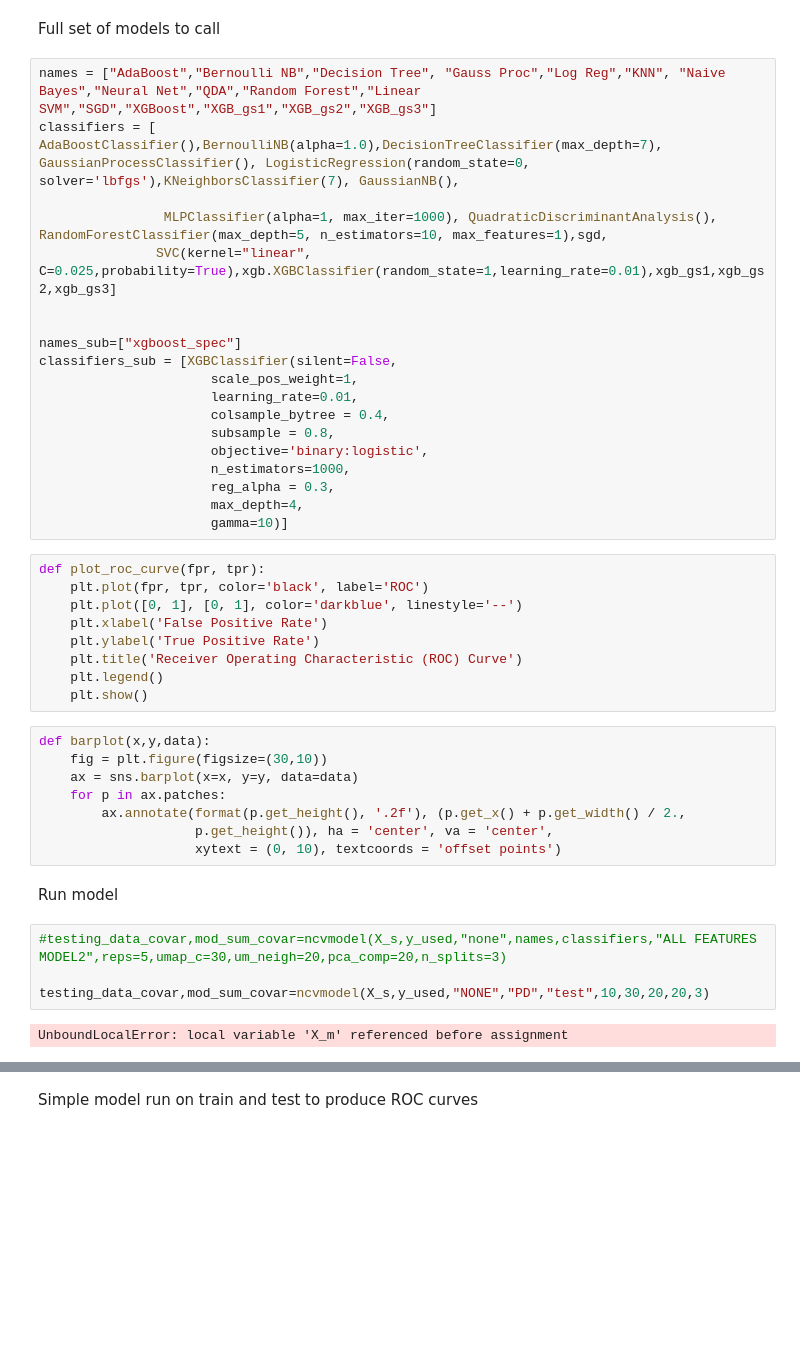
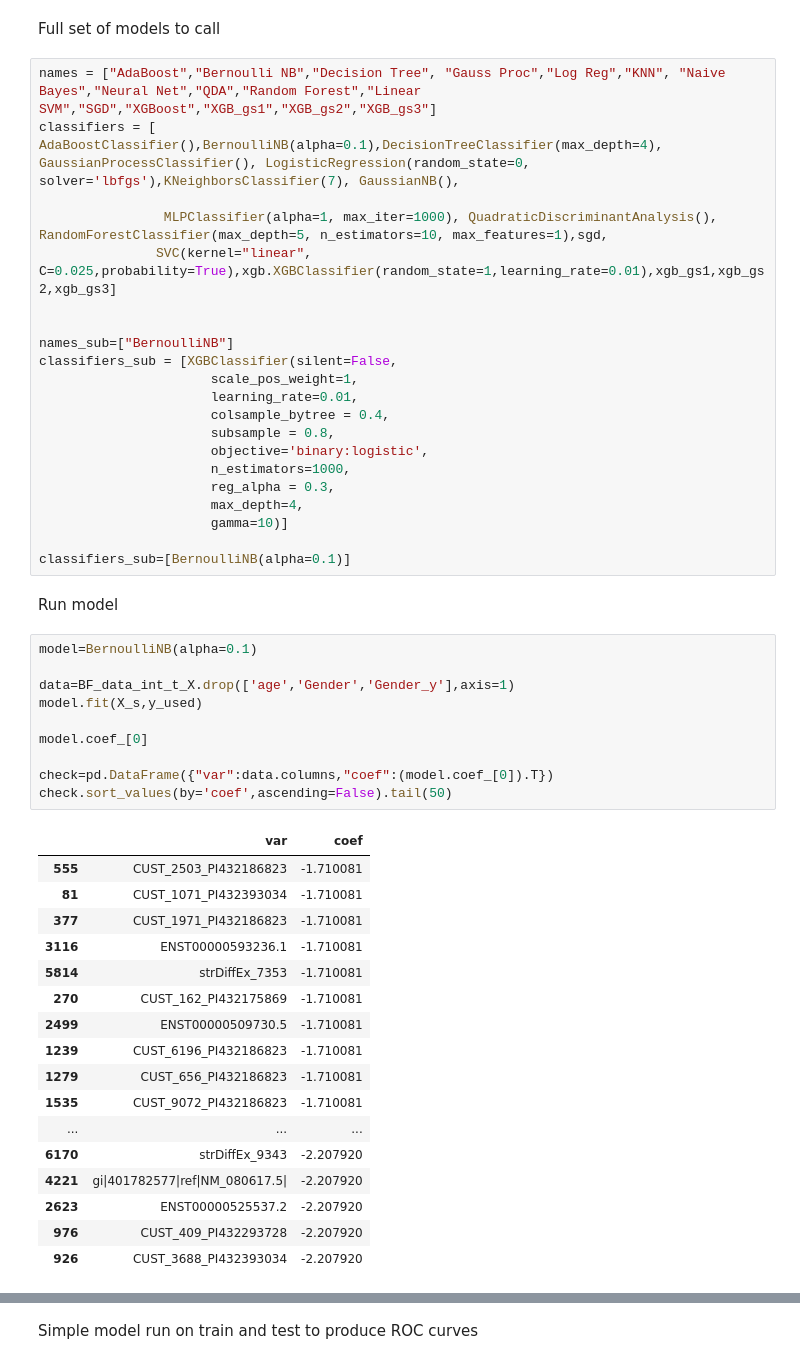
Before and after one commit to MikeAllwright23/PDBP-Project-Final, a Jupyter notebook: Project Final/code/PDBP Project 20191201.ipynb, the cells around one changed output, grey strips where cells are left out. Cells and saved outputs as stored; diff of their text form; blank space fills up the shorter version.

```diff
--- a/Project Final/PDBP Project 20191201.ipynb
+++ b/Project Final/code/PDBP Project 20191201.ipynb
@@ -162,13 +213,13 @@ sgd=linear_model.SGDClassifier(loss='log', penalty='elasticnet', alpha=0.0001, l
 Full set of models to call
 # %%
 names = ["AdaBoost","Bernoulli NB","Decision Tree", "Gauss Proc","Log Reg","KNN", "Naive Bayes","Neural Net","QDA","Random Forest","Linear SVM","SGD","XGBoost","XGB_gs1","XGB_gs2","XGB_gs3"]
-classifiers = [ AdaBoostClassifier(),BernoulliNB(alpha=1.0),DecisionTreeClassifier(max_depth=7), GaussianProcessClassifier(), LogisticRegression(random_state=0, solver='lbfgs'),KNeighborsClassifier(7), GaussianNB(),
+classifiers = [ AdaBoostClassifier(),BernoulliNB(alpha=0.1),DecisionTreeClassifier(max_depth=4), GaussianProcessClassifier(), LogisticRegression(random_state=0, solver='lbfgs'),KNeighborsClassifier(7), GaussianNB(),
 
                 MLPClassifier(alpha=1, max_iter=1000), QuadraticDiscriminantAnalysis(), RandomForestClassifier(max_depth=5, n_estimators=10, max_features=1),sgd,
                SVC(kernel="linear", C=0.025,probability=True),xgb.XGBClassifier(random_state=1,learning_rate=0.01),xgb_gs1,xgb_gs2,xgb_gs3]
 
 
-names_sub=["xgboost_spec"]
+names_sub=["BernoulliNB"]
 classifiers_sub = [XGBClassifier(silent=False,
                       scale_pos_weight=1,
                       learning_rate=0.01,
@@ -179,28 +230,35 @@ classifiers_sub = [XGBClassifier(silent=False,
                       reg_alpha = 0.3,
                       max_depth=4,
                       gamma=10)]
+
+classifiers_sub=[BernoulliNB(alpha=0.1)]
-# %%
-def plot_roc_curve(fpr, tpr):
-    plt.plot(fpr, tpr, color='black', label='ROC')
-    plt.plot([0, 1], [0, 1], color='darkblue', linestyle='--')
-    plt.xlabel('False Positive Rate')
-    plt.ylabel('True Positive Rate')
-    plt.title('Receiver Operating Characteristic (ROC) Curve')
-    plt.legend()
-    plt.show()
-# %%
-def barplot(x,y,data):
-    fig = plt.figure(figsize=(30,10))
-    ax = sns.barplot(x=x, y=y, data=data)
-    for p in ax.patches:
-        ax.annotate(format(p.get_height(), '.2f'), (p.get_x() + p.get_width() / 2.,
-                    p.get_height()), ha = 'center', va = 'center',
-                    xytext = (0, 10), textcoords = 'offset points')
 # %% [markdown]
 Run model
-# %%
-#testing_data_covar,mod_sum_covar=ncvmodel(X_s,y_used,"none",names,classifiers,"ALL FEATURES MODEL2",reps=5,umap_c=30,um_neigh=20,pca_comp=20,n_splits=3)
-
-testing_data_covar,mod_sum_covar=ncvmodel(X_s,y_used,"NONE","PD","test",10,30,20,20,3)
-# %% [output]
-UnboundLocalError: local variable 'X_m' referenced before assignment
+# %%
+model=BernoulliNB(alpha=0.1)
+
+data=BF_data_int_t_X.drop(['age','Gender','Gender_y'],axis=1)
+model.fit(X_s,y_used)
+
+model.coef_[0]
+
+check=pd.DataFrame({"var":data.columns,"coef":(model.coef_[0]).T})
+check.sort_values(by='coef',ascending=False).tail(50)
+# %% [output]
+|  | var | coef |
+| 555 | CUST_2503_PI432186823 | -1.710081 |
+| 81 | CUST_1071_PI432393034 | -1.710081 |
+| 377 | CUST_1971_PI432186823 | -1.710081 |
+| 3116 | ENST00000593236.1 | -1.710081 |
+| 5814 | strDiffEx_7353 | -1.710081 |
+| 270 | CUST_162_PI432175869 | -1.710081 |
+| 2499 | ENST00000509730.5 | -1.710081 |
+| 1239 | CUST_6196_PI432186823 | -1.710081 |
+| 1279 | CUST_656_PI432186823 | -1.710081 |
+| 1535 | CUST_9072_PI432186823 | -1.710081 |
+| ... | ... | ... |
+| 6170 | strDiffEx_9343 | -2.207920 |
+| 4221 | gi|401782577|ref|NM_080617.5| | -2.207920 |
+| 2623 | ENST00000525537.2 | -2.207920 |
+| 976 | CUST_409_PI432293728 | -2.207920 |
+| 926 | CUST_3688_PI432393034 | -2.207920 |
```
Also changed, not shown: parts of 24 cells of this notebook, 2 other files.
